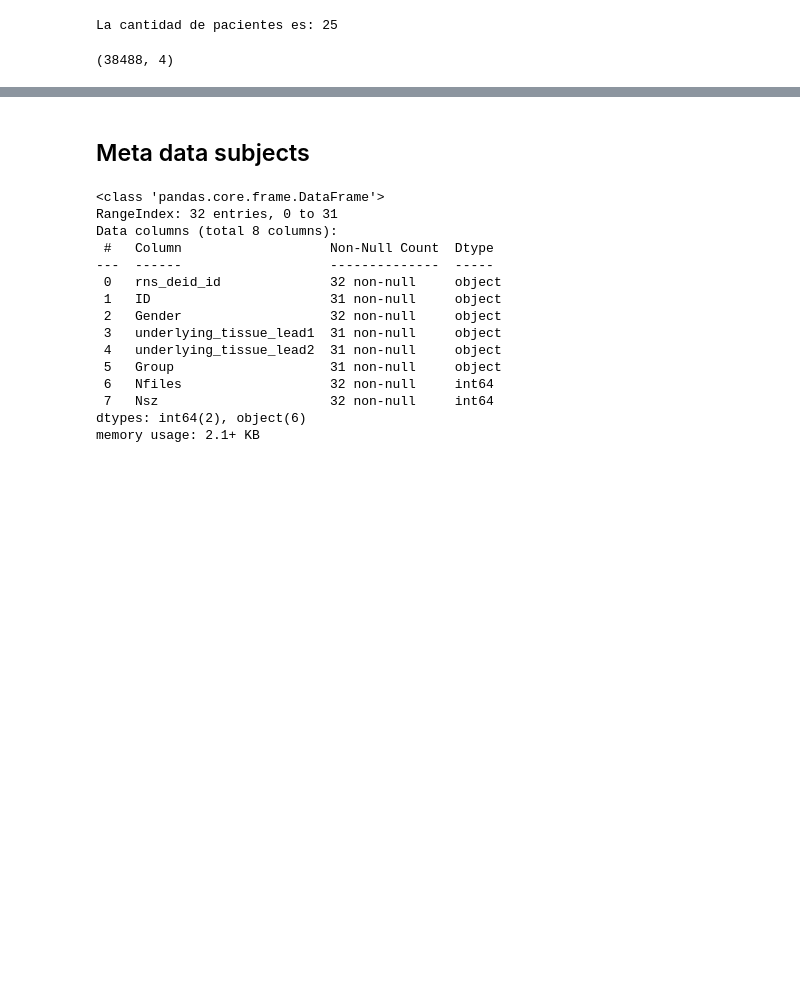
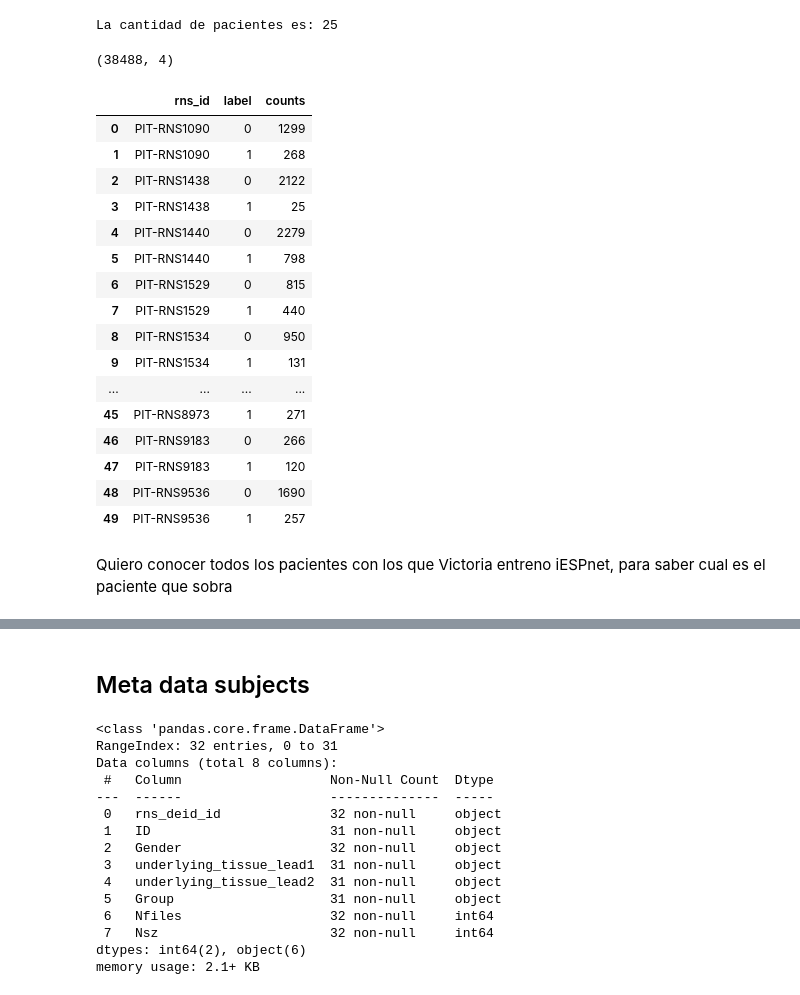
Before and after one commit to martinrrobins/PI-Thalamus-RNS, a Jupyter notebook: Paper_iESPnet_pruebas/01-Exploraciones/01.1 Exploracion.ipynb, the cells around one changed output, grey strips where cells are left out. Drawn from its saved outputs; the diff is of its cells as text; code cells hidden in the pictures; blank space fills up the shorter version.

```diff
--- a/Paper_iESPnet_pruebas/01-Exploraciones/01.1 Exploracion.ipynb
+++ b/Paper_iESPnet_pruebas/01-Exploraciones/01.1 Exploracion.ipynb
@@ -242,3 +242,25 @@ La cantidad de pacientes es: 25
 df_meta.shape
 # %% [output]
 (38488, 4)
+# %%
+df_meta.groupby(['rns_id','label']).size().reset_index(name='counts')
+# %% [output]
+|  | rns_id | label | counts |
+| 0 | PIT-RNS1090 | 0 | 1299 |
+| 1 | PIT-RNS1090 | 1 | 268 |
+| 2 | PIT-RNS1438 | 0 | 2122 |
+| 3 | PIT-RNS1438 | 1 | 25 |
+| 4 | PIT-RNS1440 | 0 | 2279 |
+| 5 | PIT-RNS1440 | 1 | 798 |
+| 6 | PIT-RNS1529 | 0 | 815 |
+| 7 | PIT-RNS1529 | 1 | 440 |
+| 8 | PIT-RNS1534 | 0 | 950 |
+| 9 | PIT-RNS1534 | 1 | 131 |
+| ... | ... | ... | ... |
+| 45 | PIT-RNS8973 | 1 | 271 |
+| 46 | PIT-RNS9183 | 0 | 266 |
+| 47 | PIT-RNS9183 | 1 | 120 |
+| 48 | PIT-RNS9536 | 0 | 1690 |
+| 49 | PIT-RNS9536 | 1 | 257 |
+# %% [markdown]
+Quiero conocer todos los pacientes con los que Victoria entreno iESPnet, para saber cual es el paciente que sobra
```
Also changed, not shown: parts of 12 cells of this notebook.
